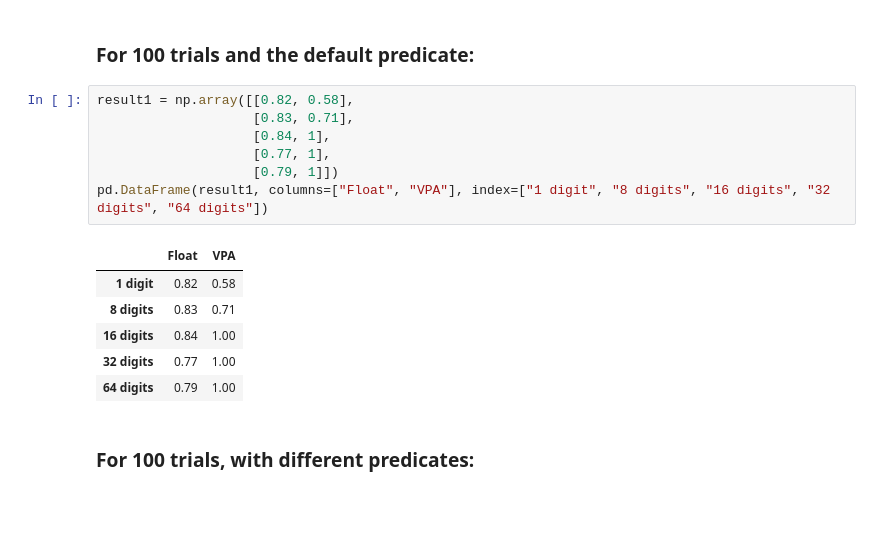
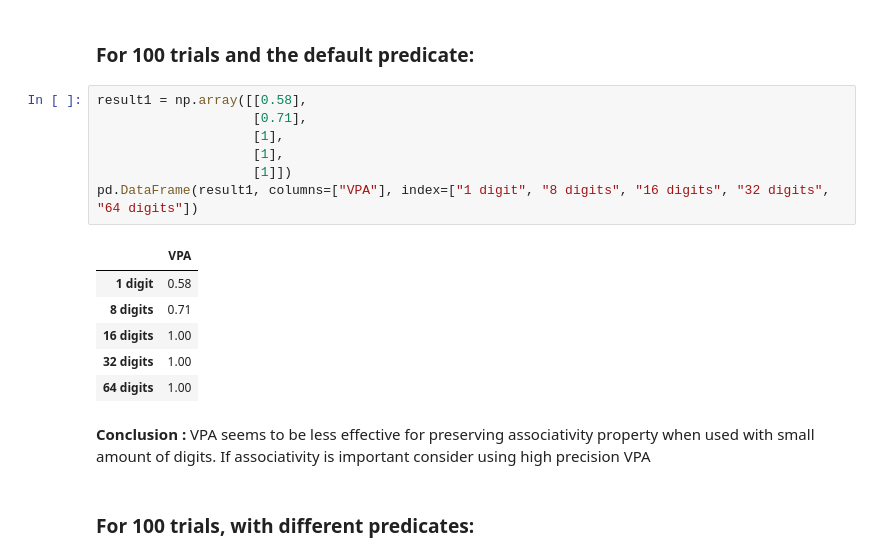
Before and after one commit to Kaeios/assoc-REP, a Jupyter notebook: resultsAnalysis.ipynb, the cells around one changed output. Drawn from its saved outputs; the diff is of its cells as text; blank space fills up the shorter version.

```diff
--- a/resultsAnalysis.ipynb
+++ b/resultsAnalysis.ipynb
@@ -121,19 +147,21 @@ We tried different values for each of the following parameters, in our Octave pr
 # %% [markdown]
 ### For 100 trials and the default predicate:
 # %%
-result1 = np.array([[0.82, 0.58],
-                    [0.83, 0.71],
-                    [0.84, 1],
-                    [0.77, 1],
-                    [0.79, 1]])
-pd.DataFrame(result1, columns=["Float", "VPA"], index=["1 digit", "8 digits", "16 digits", "32 digits", "64 digits"])
+result1 = np.array([[0.58],
+                    [0.71],
+                    [1],
+                    [1],
+                    [1]])
+pd.DataFrame(result1, columns=["VPA"], index=["1 digit", "8 digits", "16 digits", "32 digits", "64 digits"])
 # %% [output]
-|  | Float | VPA |
-| 1 digit | 0.82 | 0.58 |
-| 8 digits | 0.83 | 0.71 |
-| 16 digits | 0.84 | 1.00 |
-| 32 digits | 0.77 | 1.00 |
-| 64 digits | 0.79 | 1.00 |
+|  | VPA |
+| 1 digit | 0.58 |
+| 8 digits | 0.71 |
+| 16 digits | 1.00 |
+| 32 digits | 1.00 |
+| 64 digits | 1.00 |
+# %% [markdown]
+**Conclusion :** VPA seems to be less effective for preserving associativity property when used with small amount of digits. If associativity is important consider using high precision VPA
 # %% [markdown]
 ### For 100 trials, with different predicates:
 # %%
```
Also changed, not shown: parts of 13 cells of this notebook.
